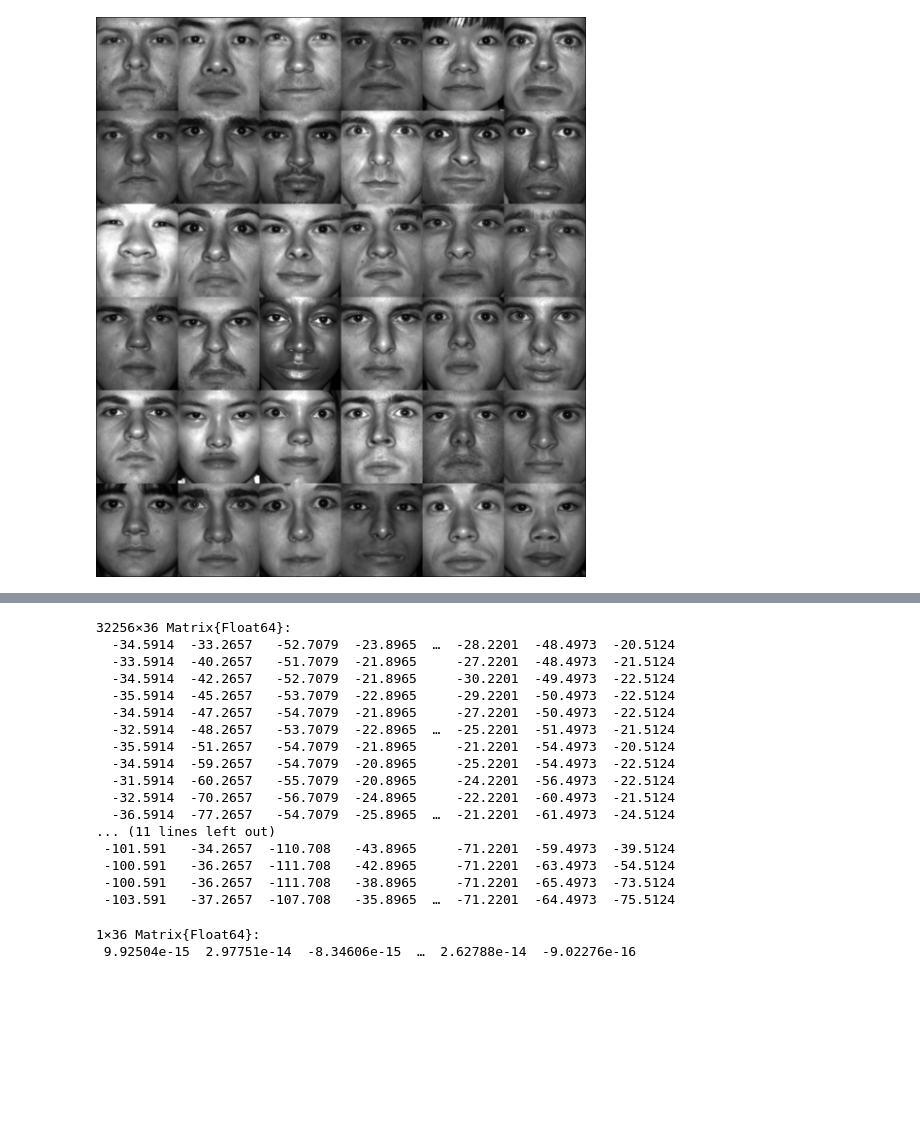
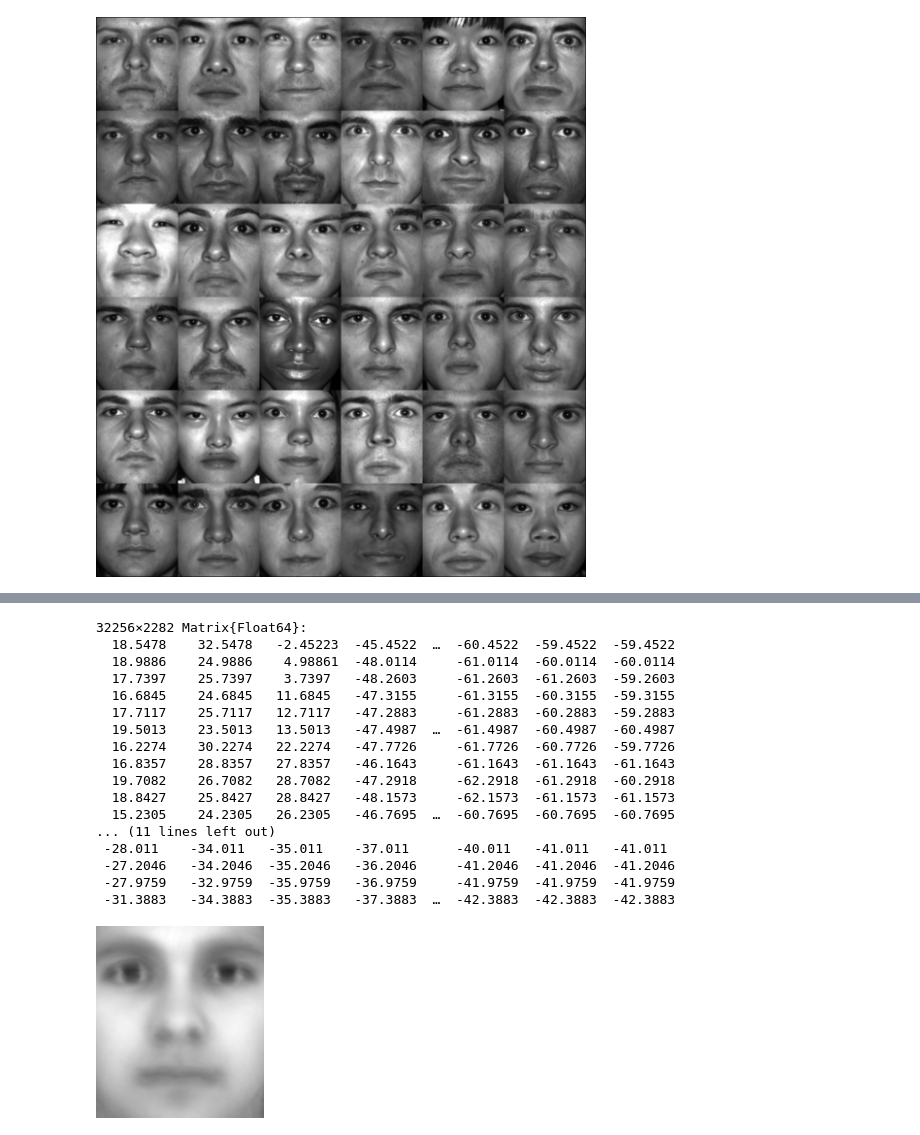
Before and after one commit to mcccccccccccccccccccccccccccccc/BME-574-2024, a Jupyter notebook: faces_class.ipynb, the cells around one changed output, grey strips where cells are left out. Saved outputs shown, nothing was run; the diff lists cells and outputs as text; code cells hidden in the pictures; blank space fills up the shorter version.

```diff
--- a/faces_class.ipynb
+++ b/faces_class.ipynb
@@ -169,28 +193,28 @@ tf_mean = mean(training_faces,dims=1)
 # %%
-training_faces_norm = training_faces .- tf_mean
+training_faces_norm = training_faces .- avg_face
 # %% [output]
-32256×36 Matrix{Float64}:
-  -34.5914  -33.2657   -52.7079  -23.8965  …  -28.2201  -48.4973  -20.5124
-  -33.5914  -40.2657   -51.7079  -21.8965     -27.2201  -48.4973  -21.5124
-  -34.5914  -42.2657   -52.7079  -21.8965     -30.2201  -49.4973  -22.5124
-  -35.5914  -45.2657   -53.7079  -22.8965     -29.2201  -50.4973  -22.5124
-  -34.5914  -47.2657   -54.7079  -21.8965     -27.2201  -50.4973  -22.5124
-  -32.5914  -48.2657   -53.7079  -22.8965  …  -25.2201  -51.4973  -21.5124
-  -35.5914  -51.2657   -54.7079  -21.8965     -21.2201  -54.4973  -20.5124
-  -34.5914  -59.2657   -54.7079  -20.8965     -25.2201  -54.4973  -22.5124
-  -31.5914  -60.2657   -55.7079  -20.8965     -24.2201  -56.4973  -22.5124
-  -32.5914  -70.2657   -56.7079  -24.8965     -22.2201  -60.4973  -21.5124
-  -36.5914  -77.2657   -54.7079  -25.8965  …  -21.2201  -61.4973  -24.5124
+32256×2282 Matrix{Float64}:
+  18.5478    32.5478   -2.45223  -45.4522  …  -60.4522  -59.4522  -59.4522
+  18.9886    24.9886    4.98861  -48.0114     -61.0114  -60.0114  -60.0114
+  17.7397    25.7397    3.7397   -48.2603     -61.2603  -61.2603  -59.2603
+  16.6845    24.6845   11.6845   -47.3155     -61.3155  -60.3155  -59.3155
+  17.7117    25.7117   12.7117   -47.2883     -61.2883  -60.2883  -59.2883
+  19.5013    23.5013   13.5013   -47.4987  …  -61.4987  -60.4987  -60.4987
+  16.2274    30.2274   22.2274   -47.7726     -61.7726  -60.7726  -59.7726
+  16.8357    28.8357   27.8357   -46.1643     -61.1643  -61.1643  -61.1643
+  19.7082    26.7082   28.7082   -47.2918     -62.2918  -61.2918  -60.2918
+  18.8427    25.8427   28.8427   -48.1573     -62.1573  -61.1573  -61.1573
+  15.2305    24.2305   26.2305   -46.7695  …  -60.7695  -60.7695  -60.7695
 ... (11 lines left out)
- -101.591   -34.2657  -110.708   -43.8965     -71.2201  -59.4973  -39.5124
- -100.591   -36.2657  -111.708   -42.8965     -71.2201  -63.4973  -54.5124
- -100.591   -36.2657  -111.708   -38.8965     -71.2201  -65.4973  -73.5124
- -103.591   -37.2657  -107.708   -35.8965  …  -71.2201  -64.4973  -75.5124
+ -28.011    -34.011   -35.011    -37.011      -40.011   -41.011   -41.011
+ -27.2046   -34.2046  -35.2046   -36.2046     -41.2046  -41.2046  -41.2046
+ -27.9759   -32.9759  -35.9759   -36.9759     -41.9759  -41.9759  -41.9759
+ -31.3883   -34.3883  -35.3883   -37.3883  …  -42.3883  -42.3883  -42.3883
 # %%
-mean(training_faces_norm,dims=1)
+average_face = reshape(mean(training_faces,dims=2),(192,168))
+Gray.(average_face)/maximum(avg_face)
 # %% [output]
-1×36 Matrix{Float64}:
- 9.92504e-15  2.97751e-14  -8.34606e-15  …  2.62788e-14  -9.02276e-16
+[figure, added]
 # %%
 u,s,v = svd(training_faces_norm)
 # %% [output]
```
Also changed, not shown: parts of 16 cells of this notebook.
